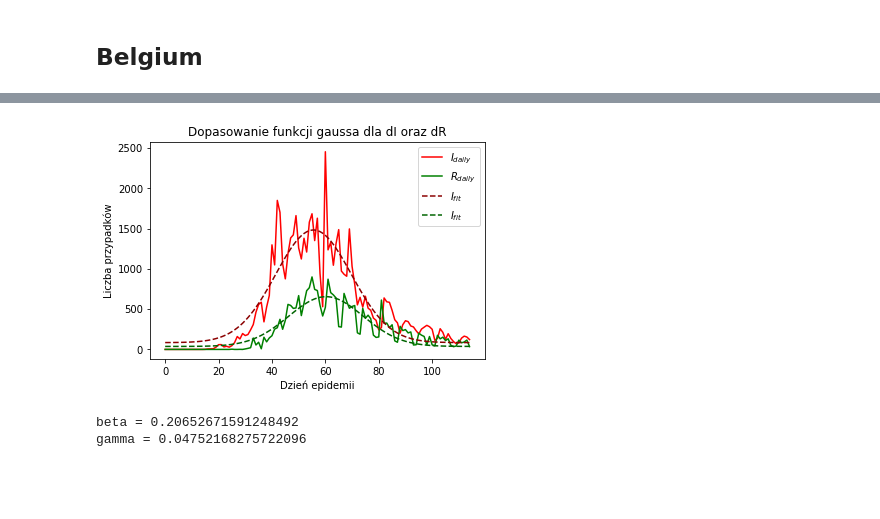
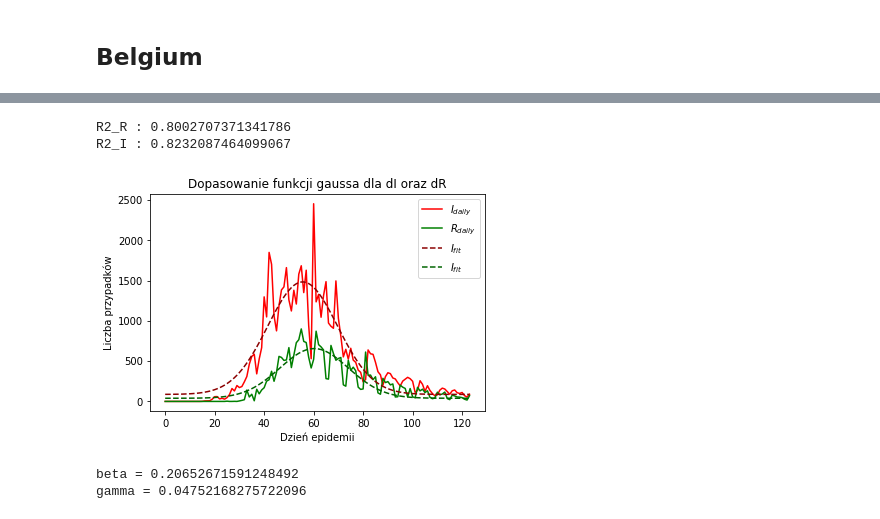
Before and after one commit to MarBry111/SIR_Poland_COVID19, a Jupyter notebook: SIR.ipynb, the cells around one changed output, grey strips where cells are left out. Drawn from its saved outputs; the diff is of its cells as text; code cells hidden in the pictures; blank space fills up the shorter version.

```diff
--- a/SIR.ipynb
+++ b/SIR.ipynb
@@ -759,31 +887,40 @@ def my_gauss2(x, a, mu=0, sigma=0, b=1):
 # %%
 y = Idaily
 x = np.arange(0,Rdaily.shape[0])
 
 p0 = [300,100,150,1]
 p01 = [100,50,150,1]
 
 pg, param_cov_g = curve_fit(my_gauss2, x, Idaily, p0=p0)
 pg1, param_cov_g = curve_fit(my_gauss2, x, Rdaily, p0=p01)
 
 
 plt.plot(Idaily,'r', label=r'$I_{daily}$')
 plt.plot(Rdaily, 'g', label=r'$R_{daily}$')
 
 plt.plot(my_gauss2(x,pg),'--',c='darkred', label=r'$I_{fit}$')
 plt.plot(my_gauss2(x,pg1),'--',c='darkgreen', label=r'$I_{fit}$')
 
 plt.legend()
 plt.title('Dopasowanie funkcji gaussa dla dI oraz dR')
 plt.xlabel('Dzień epidemii')
 plt.ylabel('Liczba przypadków')
 
 plt.savefig('images/belgium_fit.png', bbox_inches='tight')
 day = 40
 dR = my_gauss2(x,pg1)[day]
 dI = my_gauss2(x,pg)[day]
+
+
+R2 = r2_score(Rdaily, my_gauss2(x,pg1))
+print('R2_R :', R2)
+
+R2 = r2_score(Idaily, my_gauss2(x,pg))
+print('R2_I :', R2)
 # %% [output]
+R2_R : 0.8002707371341786
+R2_I : 0.8232087464099067
-[figure, old version]
+[figure, new version]
 # %%
 N = 11*10**6
 # %%
```
Also changed, not shown: parts of 27 cells of this notebook.
